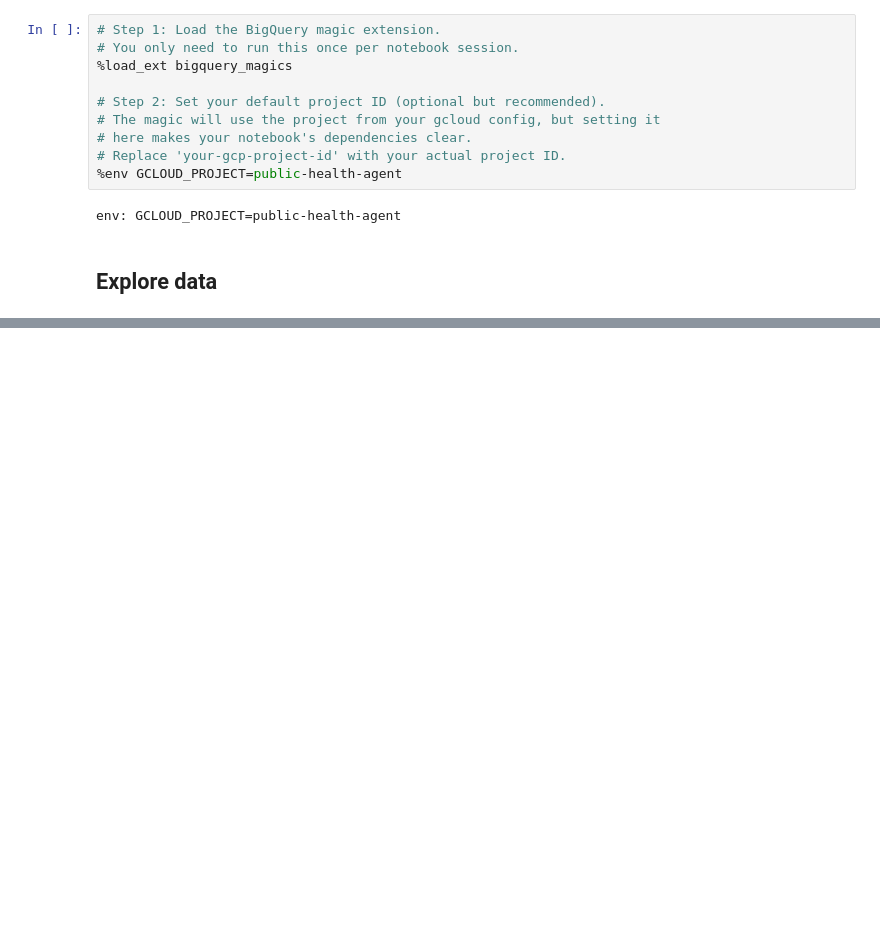
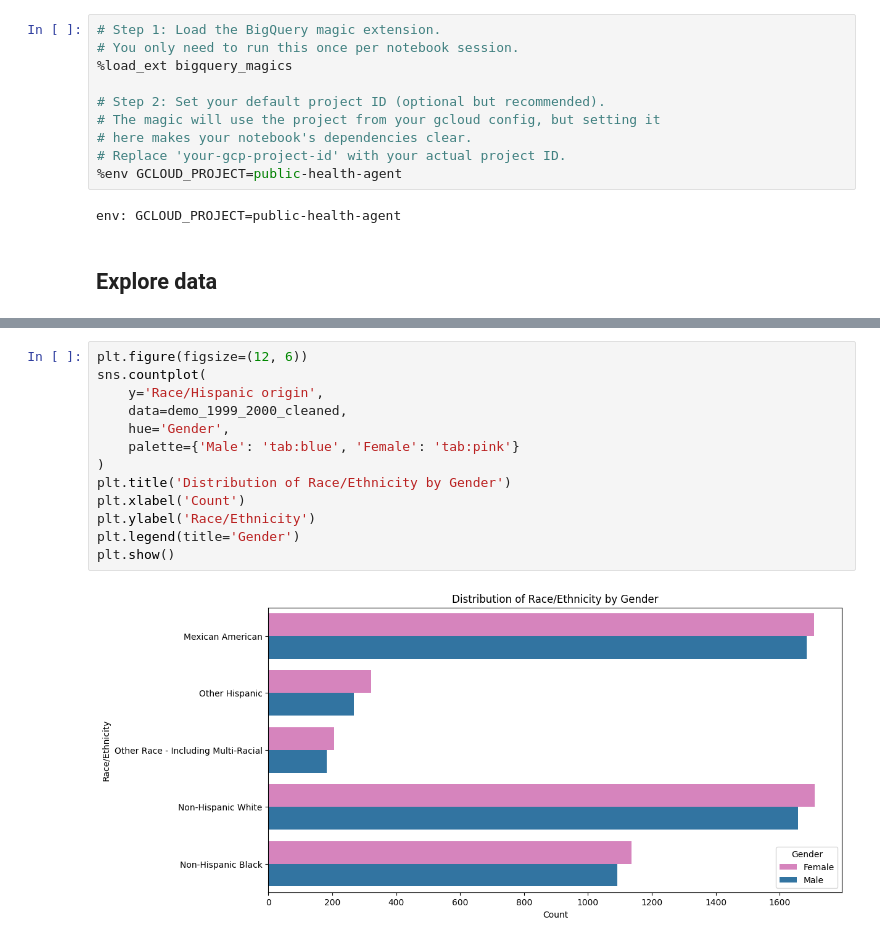
Before and after one commit to Sjnjerak/GCP-Public-Health-Data-Agent, a Jupyter notebook: 1_Exploring_CDC_NHANES_in_colab/Public_Health_Agent_Notebook.ipynb, the cells around one changed output, grey strips where cells are left out. Saved outputs shown, nothing was run; the diff lists cells and outputs as text; blank space fills up the shorter version.

```diff
--- a/1_Exploring_CDC_NHANES_in_colab/Public_Health_Agent_Notebook.ipynb
+++ b/1_Exploring_CDC_NHANES_in_colab/Public_Health_Agent_Notebook.ipynb
@@ -48,0 +194,15 @@ LIMIT 10;
+# %%
+plt.figure(figsize=(12, 6))
+sns.countplot(
+    y='Race/Hispanic origin',
+    data=demo_1999_2000_cleaned,
+    hue='Gender',
+    palette={'Male': 'tab:blue', 'Female': 'tab:pink'}
+)
+plt.title('Distribution of Race/Ethnicity by Gender')
+plt.xlabel('Count')
+plt.ylabel('Race/Ethnicity')
+plt.legend(title='Gender')
+plt.show()
+# %% [output]
+[figure, added]
```
Also changed, not shown: parts of 11 cells of this notebook, 47 other files.
